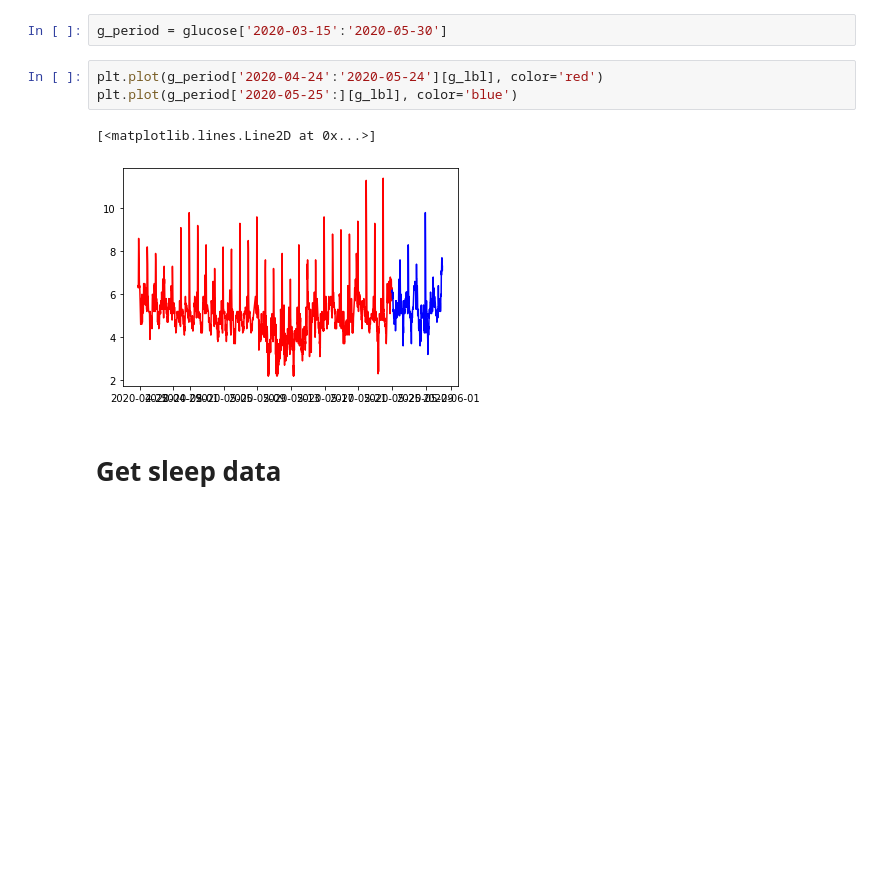
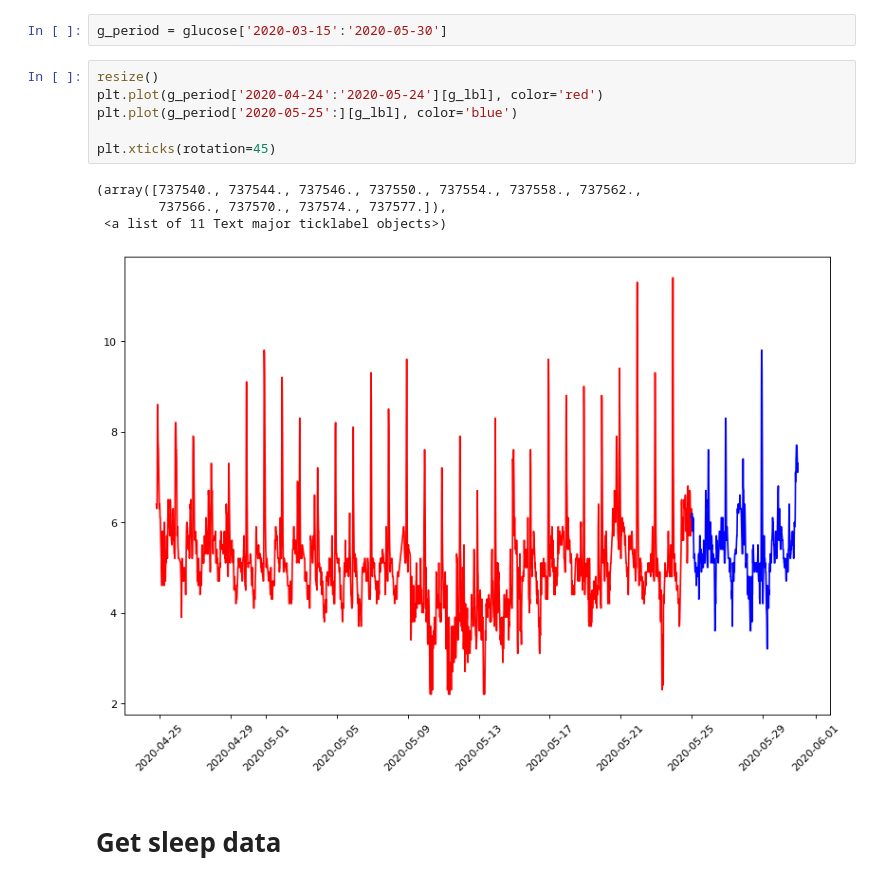
Before and after one commit to nidhog/nofone, a Jupyter notebook: EDA-fasting.ipynb, the cells around one changed output. Saved outputs shown, nothing was run; the diff lists cells and outputs as text; blank space fills up the shorter version.

```diff
--- a/EDA-fasting.ipynb
+++ b/EDA-fasting.ipynb
@@ -38,11 +39,16 @@ glucose.set_index(dtime_lbl, inplace=True)
 # %%
 g_period = glucose['2020-03-15':'2020-05-30']
 # %%
+resize()
 plt.plot(g_period['2020-04-24':'2020-05-24'][g_lbl], color='red')
 plt.plot(g_period['2020-05-25':][g_lbl], color='blue')
+
+plt.xticks(rotation=45)
 # %% [output]
-[<matplotlib.lines.Line2D at 0x...>]
+(array([737540., 737544., 737546., 737550., 737554., 737558., 737562.,
+        737566., 737570., 737574., 737577.]),
+ <a list of 11 Text major ticklabel objects>)
-[figure, old version]
+[figure, new version]
 # %% [markdown]
 # Get sleep data
 # %%
```
Also changed, not shown: parts of 79 cells of this notebook, 1 other file.
